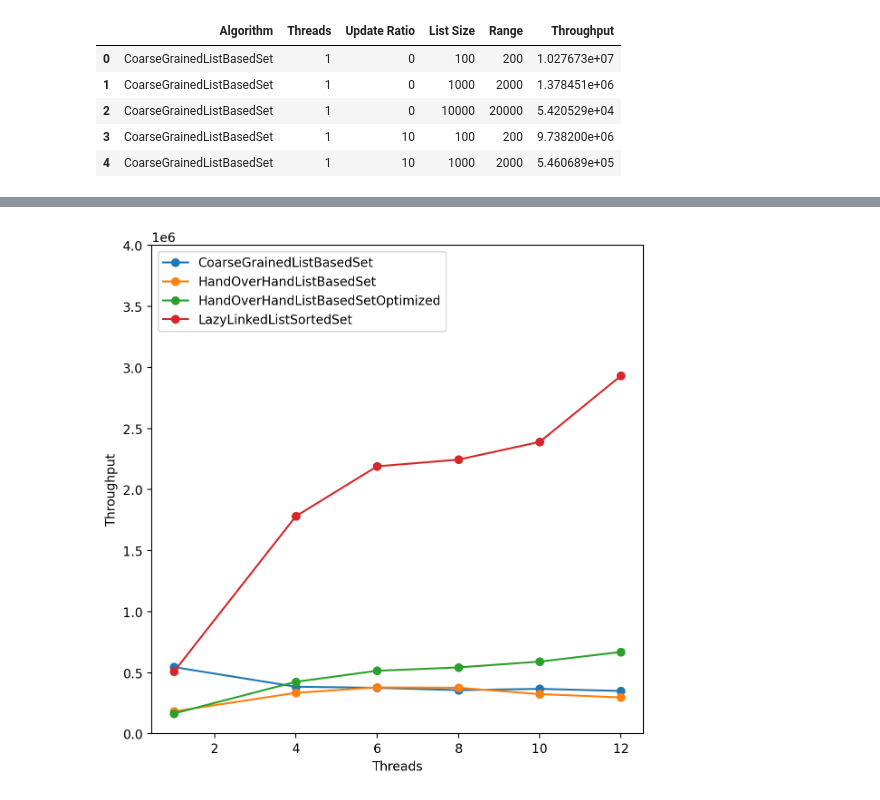
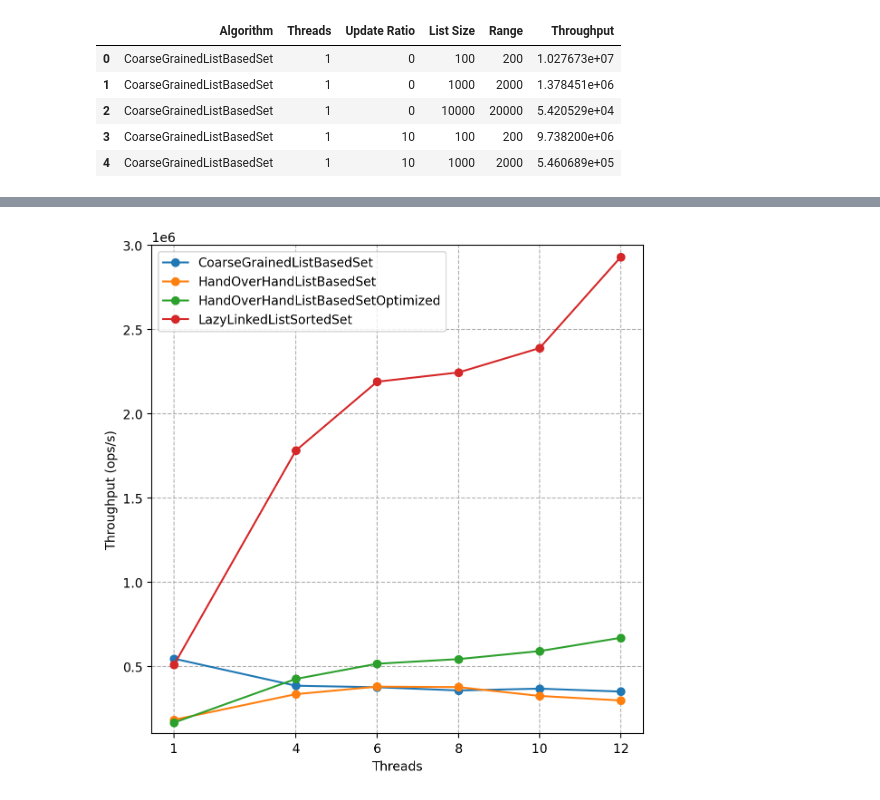
Before and after one commit to InversionSpaces/ds-cub-project1, a Jupyter notebook: perfomance_analysis/gen.ipynb, the cells around one changed output, grey strips where cells are left out. Cells and saved outputs as stored; diff of their text form; code cells hidden in the pictures.

```diff
--- a/perfomance_analysis/gen.ipynb
+++ b/perfomance_analysis/gen.ipynb
@@ -3,7 +4,7 @@ import pandas as pd
 import matplotlib.pyplot as plt
 # %%
 
-file_path = '../results.csv'
+file_path = 'data/results.csv'
 df = pd.read_csv(file_path, sep=';', names=['Algorithm', 'Threads', 'Update Ratio', "List Size", "Range", 'Throughput'])
 df.head()
 # %% [output]
@@ -15,3 +16,9 @@ df.head()
 | 4 | CoarseGrainedListBasedSet | 1 | 10 | 1000 | 2000 | 5.460689e+05 |
 # %%
 df = df.set_index(['Algorithm', 'Update Ratio', 'List Size', 'Range'])
+df.sort_index(inplace=True)
+# %%
+algorithms = ['CoarseGrainedListBasedSet',
+              'HandOverHandListBasedSet',
+              'HandOverHandListBasedSetOptimized',
+              'LazyLinkedListSortedSet']
@@ -18,3 +27,5 @@ df = df.set_index(['Algorithm', 'Update Ratio', 'List Size', 'Range'])
+# %%
+xticks = df["Threads"].unique()
 # %%
 list_sizes = [100, 1000, 10000]
 
@@ -173,24 +89,23 @@ plt.savefig("graph2.png", format="png", bbox_inches="tight")
 # %%
 fig, ax = plt.subplots()
+fig.set_size_inches(7, 7)
+fig.set_dpi(200)
 
-df.loc[('CoarseGrainedListBasedSet', 10, 1000, 2000)].plot(x='Threads', y='Throughput',
-                                                                label='CoarseGrainedListBasedSet',
-                                                                logy=False, marker='o', ax=ax)
-df.loc[('HandOverHandListBasedSet', 10, 1000, 2000)].plot(x='Threads', y='Throughput', ax=ax,
-                                                          label='HandOverHandListBasedSet', logy=False, marker='o')
-df.loc[('HandOverHandListBasedSetOptimized', 10, 1000, 2000)].plot(x='Threads', y='Throughput',
-                                                                   ax=ax,
-                                                                   label='HandOverHandListBasedSetOptimized',
-                                                                   logy=False, marker='o')
-df.loc[('LazyLinkedListSortedSet', 10, 1000, 2000)].plot(x='Threads', y='Throughput',
-                                                         ax=ax,
-                                                         label='LazyLinkedListSortedSet', logy=False, marker='o')
+for alg in algorithms:
+    df.loc[(alg, 10, 1000, 2000)].plot(
+        x='Threads', y='Throughput',
+        label=alg,
+        logy=False,
+        marker='o',
+        ax=ax
+    )
 
-ax.set_ylim((0, 4* 10**6))
+ax.set_xticks(xticks)
+ax.set_ylim((10**5, 3 * 10**6))
+ax.set_ylabel('Throughput (ops/s)')
 ax.legend(loc='upper left')
-ax.set_ylabel('Throughput')
-fig.set_dpi(200)
-fig.set_size_inches(7, 7)
+ax.grid(True, ls='--')
+
 plt.savefig("graph3.png", format="png", bbox_inches="tight")
 # %% [output]
-[figure, old version]
+[figure, new version]
```
Also changed, not shown: parts of 4 cells of this notebook, 5 other files.
